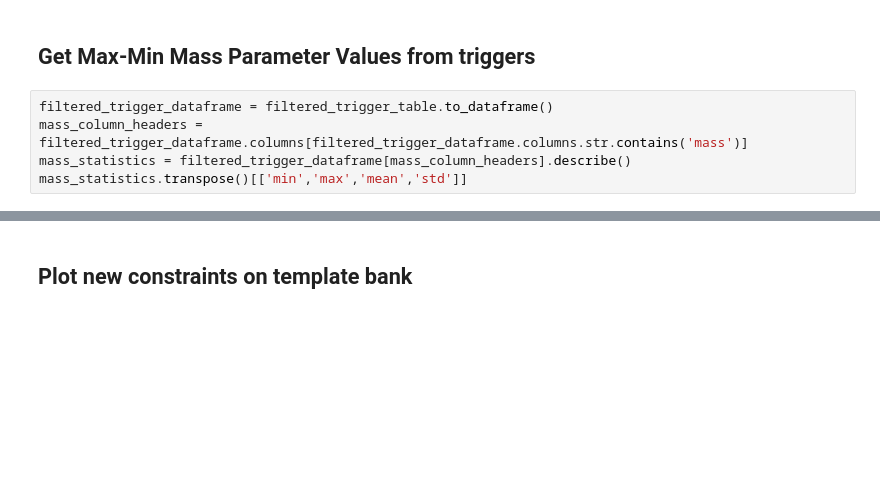
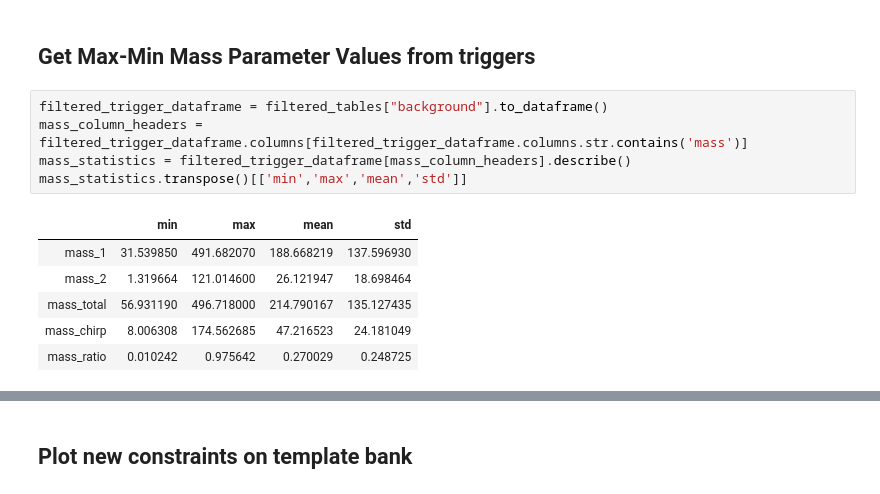
Before and after one commit to avivajpeyi/jupyter_notebooks, a Jupyter notebook: filter_triggers.ipynb, the cells around one changed output, grey strips where cells are left out. Drawn from its saved outputs; the diff is of its cells as text; blank space fills up the shorter version.

```diff
--- a/filter_triggers.ipynb
+++ b/filter_triggers.ipynb
@@ -132,10 +135,17 @@ INFO:root:Plotting ./triggers_filtered_by_454ms/O3_Triggers/search_histograms.ht
 # %% [markdown]
 ## Get Max-Min Mass Parameter Values from triggers
 # %%
-filtered_trigger_dataframe = filtered_trigger_table.to_dataframe()
+filtered_trigger_dataframe = filtered_tables["background"].to_dataframe()
 mass_column_headers = filtered_trigger_dataframe.columns[filtered_trigger_dataframe.columns.str.contains('mass')]
 mass_statistics = filtered_trigger_dataframe[mass_column_headers].describe()
 mass_statistics.transpose()[['min','max','mean','std']]
+# %% [output]
+|  | min | max | mean | std |
+| mass_1 | 31.539850 | 491.682070 | 188.668219 | 137.596930 |
+| mass_2 | 1.319664 | 121.014600 | 26.121947 | 18.698464 |
+| mass_total | 56.931190 | 496.718000 | 214.790167 | 135.127435 |
+| mass_chirp | 8.006308 | 174.562685 | 47.216523 | 24.181049 |
+| mass_ratio | 0.010242 | 0.975642 | 0.270029 | 0.248725 |
 # %%
 constraints = ""
 constraints_dict = {}
```
Also changed, not shown: parts of 13 cells of this notebook, 16 other files.
